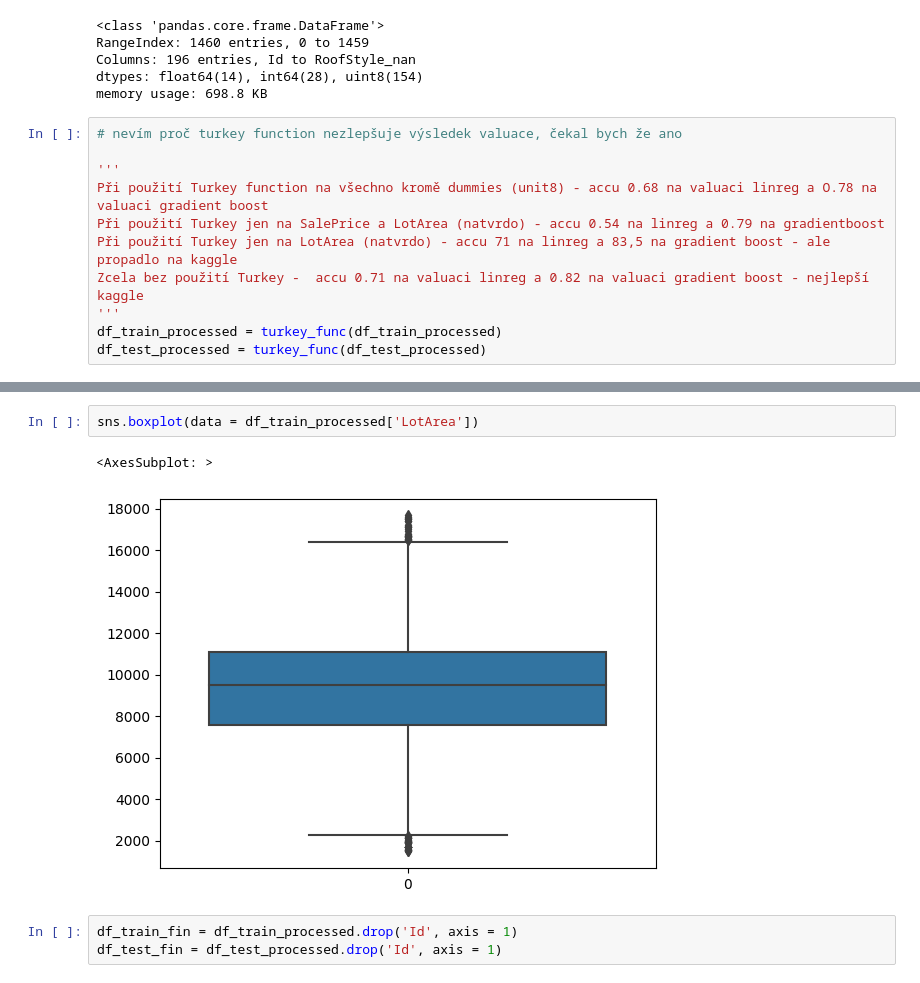
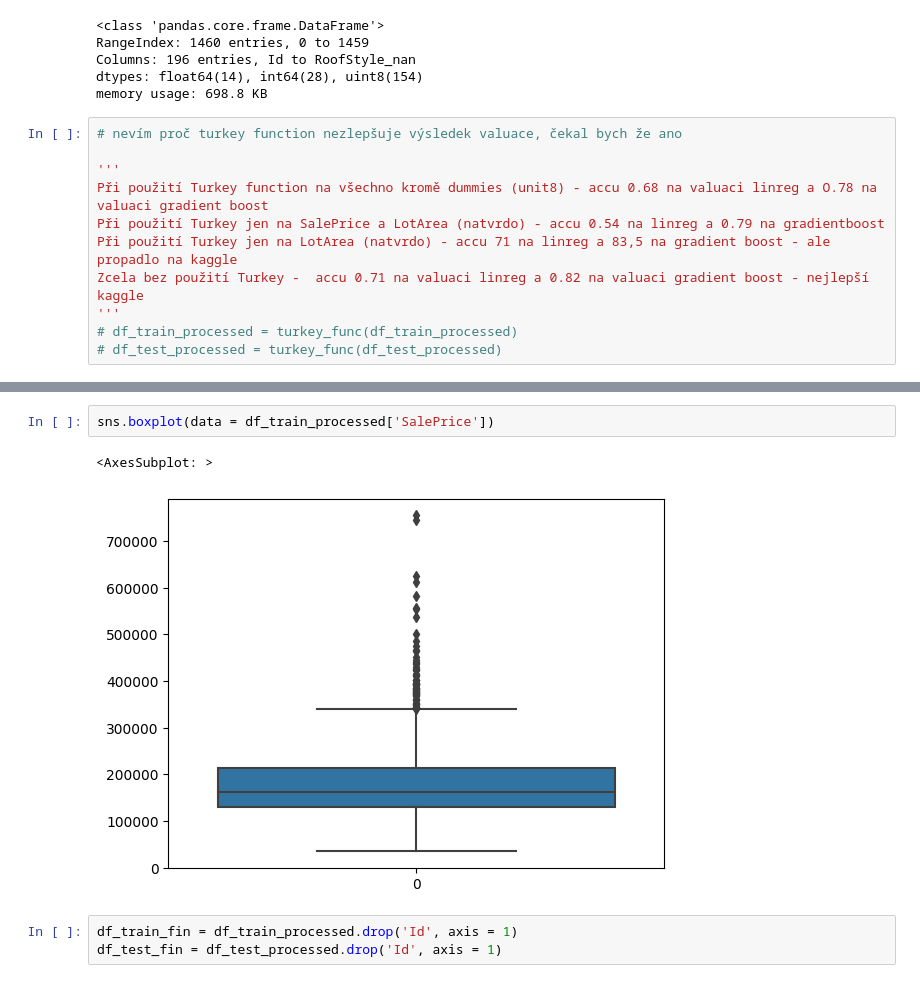
Before and after one commit to kossimon/sda_22_221108_linear-regression, a Jupyter notebook: linear_regression_better.ipynb, the cells around one changed output, grey strips where cells are left out. Drawn from its saved outputs; the diff is of its cells as text.

```diff
--- a/linear_regression_better.ipynb
+++ b/linear_regression_better.ipynb
@@ -223,6 +223,6 @@ Při použití Turkey jen na SalePrice a LotArea (natvrdo) - accu 0.54 na linreg
 Při použití Turkey jen na LotArea (natvrdo) - accu 71 na linreg a 83,5 na gradient boost - ale propadlo na kaggle
 Zcela bez použití Turkey -  accu 0.71 na valuaci linreg a 0.82 na valuaci gradient boost - nejlepší kaggle
 '''
-df_train_processed = turkey_func(df_train_processed)
-df_test_processed = turkey_func(df_test_processed)
+# df_train_processed = turkey_func(df_train_processed)
+# df_test_processed = turkey_func(df_test_processed)
 # %% [output]
@@ -246,8 +230,8 @@ SalePrice
 # %%
-sns.boxplot(data = df_train_processed['LotArea'])
+sns.boxplot(data = df_train_processed['SalePrice'])
 # %% [output]
 <AxesSubplot: >
-[figure, old version]
+[figure, new version]
 # %%
 df_train_fin = df_train_processed.drop('Id', axis = 1)
 df_test_fin = df_test_processed.drop('Id', axis = 1)
```
Also changed, not shown: parts of 5 cells of this notebook, 3 other files.
